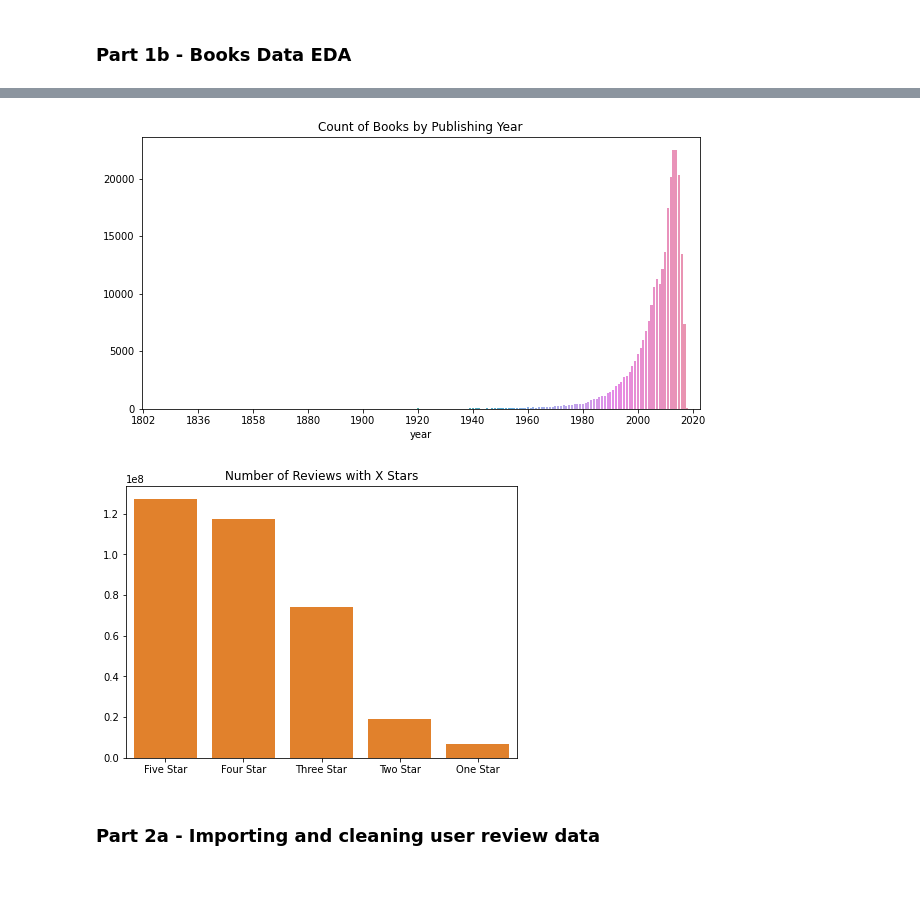
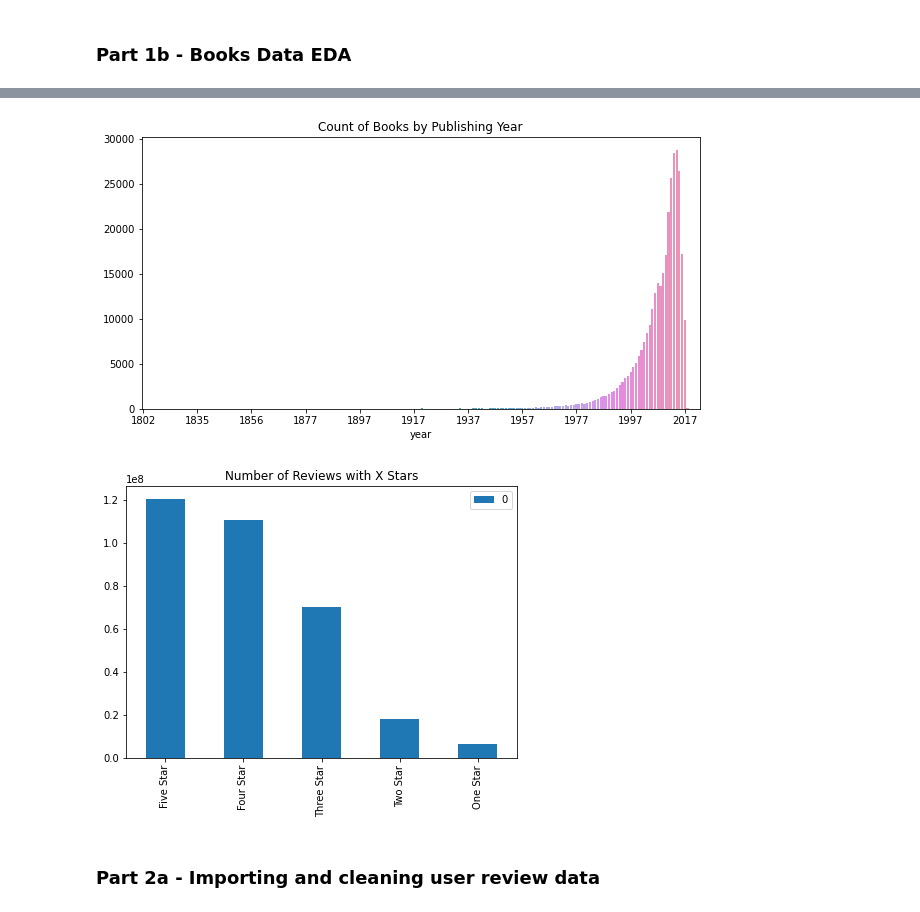
Before and after one commit to mraottth/projects, a Jupyter notebook: Goodreads Book Recommender/00_prep_goodreads_data.ipynb, the cells around one changed output, grey strips where cells are left out. Saved outputs shown, nothing was run; the diff lists cells and outputs as text; code cells hidden in the pictures; blank space fills up the shorter version.

```diff
--- a/Goodreads Book Recommender/00_prep_goodreads_data.ipynb
+++ b/Goodreads Book Recommender/00_prep_goodreads_data.ipynb
@@ -257,22 +288,22 @@ df_books = df_books[[
 df_books["ratings_count"].fillna(0, inplace=True)
 print(f"Number of books: {df_books.shape[0]}")
 
-# Filter out books with less than 150 ratings
-df_books = df_books[df_books["ratings_count"] > 150]
-print(f"with > 150 ratings: {df_books.shape[0]}")
+# Filter out books with less than 100 ratings
+df_books = df_books[df_books["ratings_count"] > 100]
+print(f"...with > 100 ratings: {df_books.shape[0]}")
 
 # Get rid of corrupted years
 df_books["year"] = pd.to_numeric(df_books["year"], errors='coerce').astype('Int32')
 df_books = df_books[df_books["year"] <= 2023]
-print(f"and valid years: {df_books.shape[0]}")
+print(f"...and valid years: {df_books.shape[0]}")
 
 # Keep only english or null language books
 df_books = df_books[df_books["language_code"].isin(["","eng","en-US","en-GB","en-CA"])]
-print(f"and english or null language: {df_books.shape[0]}")
+print(f"...and english or null language: {df_books.shape[0]}")
 
 # Drop duplicates on title and rating
 df_books = df_books.sort_values(by="ratings_count").drop_duplicates(subset=["title", "avg_rating"])
-print(f"After dropping duplicates: {df_books.shape[0]}")
+print(f"After filtering & dropping duplicates: {df_books.shape[0]}")
 
 # Save as csv
 df_books.to_csv(wd + "/data/goodreads_books.csv", index=False)
@@ -318,23 +346,21 @@ plt.title("Count of Books by Publishing Year")
 plt.ylabel(None)
 plt.show()
 # %% [output]
-[figure, old version]
+[figure, new version]
 # %%
 # Plot number of reviews by star count
 five, four, three = df_books["5_star"].sum(), df_books["4_star"].sum(), df_books["3_star"].sum()
 two, one = df_books["2_star"].sum(), df_books["1_star"].sum()
 
 star_counts = pd.DataFrame([five, four, three, two, one]).T\
                 .rename(columns={0:"Five Star", 1:"Four Star", 2:"Three Star", 3:"Two Star", 4:"One Star"})
+
 fig, ax = plt.subplots(figsize=(7,5))
-sns.barplot(
-    data=star_counts,
-    color="tab:orange"
-)
+star_counts.T.plot(kind="bar", ax=ax, label=None)
 plt.title("Number of Reviews with X Stars")
 plt.show()
 # %% [output]
-[figure, old version]
+[figure, new version]
 # %% [markdown]
 ### Part 2a - Importing and cleaning user review data
 # %%
```
Also changed, not shown: parts of 7 cells of this notebook, 1 other file.
